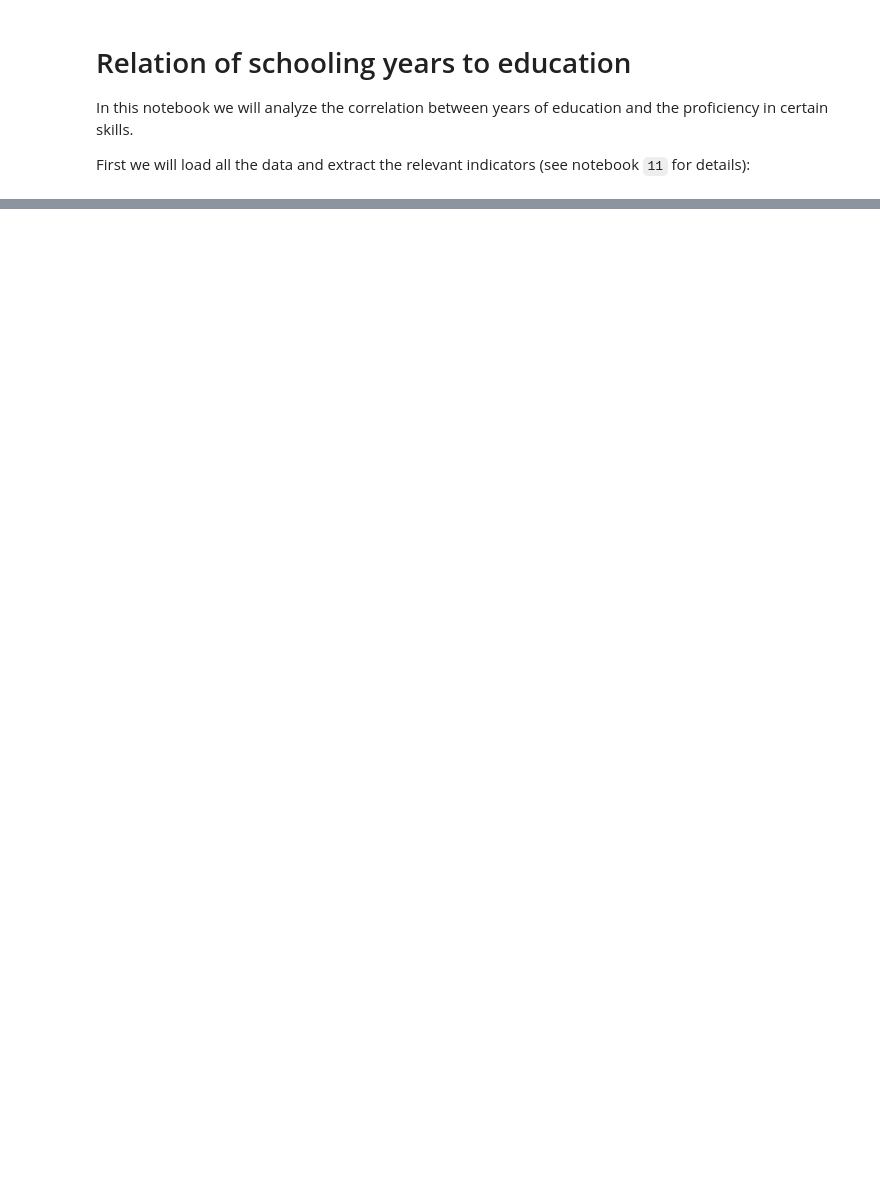
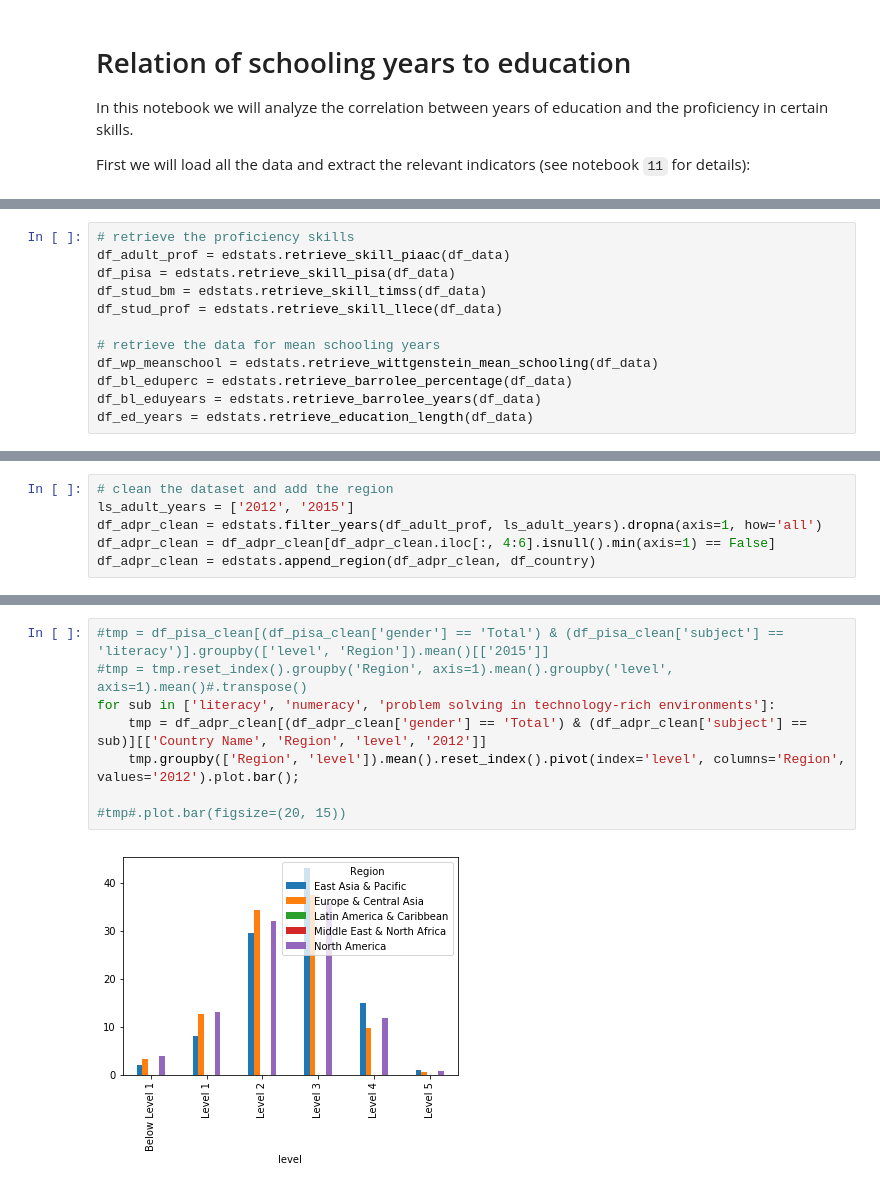
Before and after one commit to felixnext/ds_global-education, a Jupyter notebook: 21_aly_schooling-years.ipynb, the cells around one changed output, grey strips where cells are left out. Saved outputs shown, nothing was run; the diff lists cells and outputs as text; blank space fills up the shorter version.

Commit message:
feat: feature selection and visualization of education skills around the world

```diff
--- a/21_aly_schooling-years.ipynb
+++ b/21_aly_schooling-years.ipynb
@@ -97,0 +28,12 @@ df.drop(years, axis=1)
+# %%
+# retrieve the proficiency skills
+df_adult_prof = edstats.retrieve_skill_piaac(df_data)
+df_pisa = edstats.retrieve_skill_pisa(df_data)
+df_stud_bm = edstats.retrieve_skill_timss(df_data)
+df_stud_prof = edstats.retrieve_skill_llece(df_data)
+
+# retrieve the data for mean schooling years
+df_wp_meanschool = edstats.retrieve_wittgenstein_mean_schooling(df_data)
+df_bl_eduperc = edstats.retrieve_barrolee_percentage(df_data)
+df_bl_eduyears = edstats.retrieve_barrolee_years(df_data)
+df_ed_years = edstats.retrieve_education_length(df_data)
@@ -97,0 +91,6 @@ df.drop(years, axis=1)
+# %%
+# clean the dataset and add the region
+ls_adult_years = ['2012', '2015']
+df_adpr_clean = edstats.filter_years(df_adult_prof, ls_adult_years).dropna(axis=1, how='all')
+df_adpr_clean = df_adpr_clean[df_adpr_clean.iloc[:, 4:6].isnull().min(axis=1) == False]
+df_adpr_clean = edstats.append_region(df_adpr_clean, df_country)
@@ -97,0 +132,10 @@ df.drop(years, axis=1)
+# %%
+#tmp = df_pisa_clean[(df_pisa_clean['gender'] == 'Total') & (df_pisa_clean['subject'] == 'literacy')].groupby(['level', 'Region']).mean()[['2015']]
+#tmp = tmp.reset_index().groupby('Region', axis=1).mean().groupby('level', axis=1).mean()#.transpose()
+for sub in ['literacy', 'numeracy', 'problem solving in technology-rich environments']:
+    tmp = df_adpr_clean[(df_adpr_clean['gender'] == 'Total') & (df_adpr_clean['subject'] == sub)][['Country Name', 'Region', 'level', '2012']]
+    tmp.groupby(['Region', 'level']).mean().reset_index().pivot(index='level', columns='Region', values='2012').plot.bar();
+
+#tmp#.plot.bar(figsize=(20, 15))
+# %% [output]
+[figure, added]
```
Also changed, not shown: parts of 13 cells of this notebook, 1 other file.
